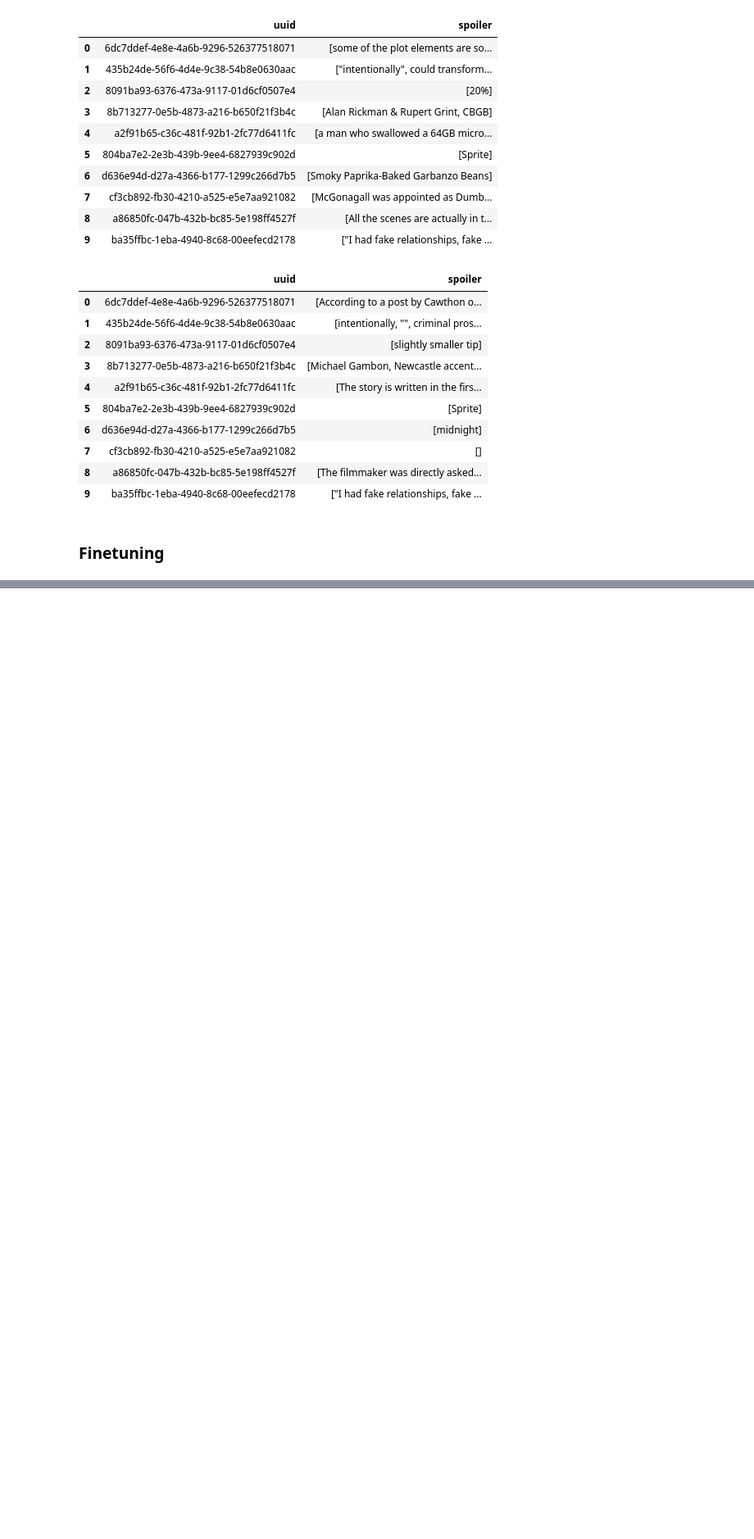
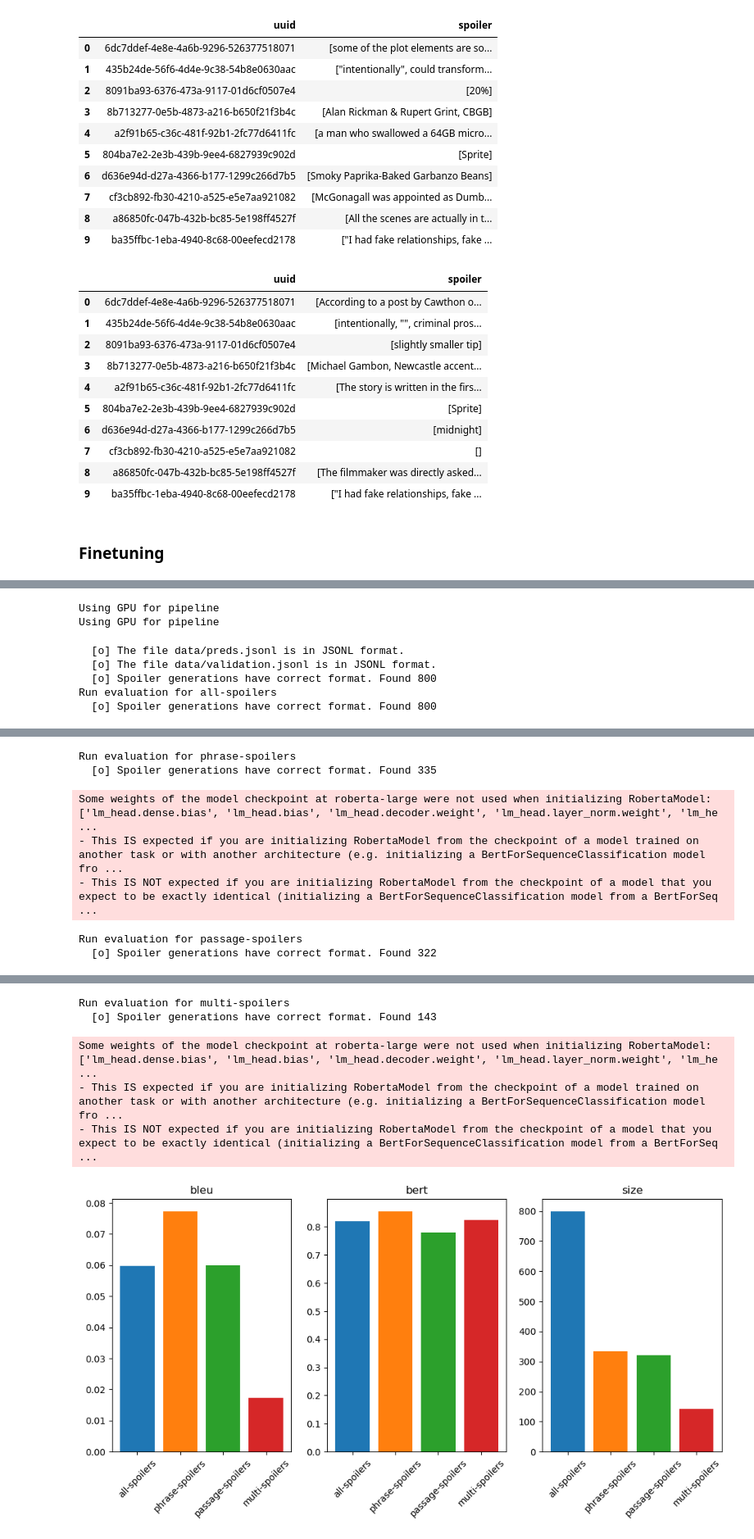
Before and after one commit to zuzg/clickbait-spoiling, a Jupyter notebook: project.ipynb, the cells around one changed output, grey strips where cells are left out. Shown: that part at 82% size. Cells and saved outputs as stored; diff of their text form; code cells hidden in the pictures; blank space fills up the shorter version.

```diff
--- a/project.ipynb
+++ b/project.ipynb
@@ -228,0 +225,14 @@ OutOfMemoryError: CUDA out of memory. Tried to allocate 92.00 MiB (GPU 0; 5.93 G
+# %%
+run_qa_model("data/validation.jsonl", "data/preds.jsonl", "data/roberta-finetuned")
+# %% [output]
+Using GPU for pipeline
+Using GPU for pipeline
+# %%
+scores = eval_task_2("data/preds.jsonl", "data/validation.jsonl")
+plot_scores(scores)
+# %% [output]
+  [o] The file data/preds.jsonl is in JSONL format.
+  [o] The file data/validation.jsonl is in JSONL format.
+  [o] Spoiler generations have correct format. Found 800
+Run evaluation for all-spoilers
+  [o] Spoiler generations have correct format. Found 800
@@ -228,0 +256,7 @@ OutOfMemoryError: CUDA out of memory. Tried to allocate 92.00 MiB (GPU 0; 5.93 G
+Run evaluation for phrase-spoilers
+  [o] Spoiler generations have correct format. Found 335
+Some weights of the model checkpoint at roberta-large were not used when initializing RobertaModel: ['lm_head.dense.bias', 'lm_head.bias', 'lm_head.decoder.weight', 'lm_head.layer_norm.weight', 'lm_he ...
+- This IS expected if you are initializing RobertaModel from the checkpoint of a model trained on another task or with another architecture (e.g. initializing a BertForSequenceClassification model fro ...
+- This IS NOT expected if you are initializing RobertaModel from the checkpoint of a model that you expect to be exactly identical (initializing a BertForSequenceClassification model from a BertForSeq ...
+Run evaluation for passage-spoilers
+  [o] Spoiler generations have correct format. Found 322
@@ -228,0 +271,6 @@ OutOfMemoryError: CUDA out of memory. Tried to allocate 92.00 MiB (GPU 0; 5.93 G
+Run evaluation for multi-spoilers
+  [o] Spoiler generations have correct format. Found 143
+Some weights of the model checkpoint at roberta-large were not used when initializing RobertaModel: ['lm_head.dense.bias', 'lm_head.bias', 'lm_head.decoder.weight', 'lm_head.layer_norm.weight', 'lm_he ...
+- This IS expected if you are initializing RobertaModel from the checkpoint of a model trained on another task or with another architecture (e.g. initializing a BertForSequenceClassification model fro ...
+- This IS NOT expected if you are initializing RobertaModel from the checkpoint of a model that you expect to be exactly identical (initializing a BertForSequenceClassification model from a BertForSeq ...
+[figure, added]
```
Also changed, not shown: parts of 3 cells of this notebook, 1 other file.
